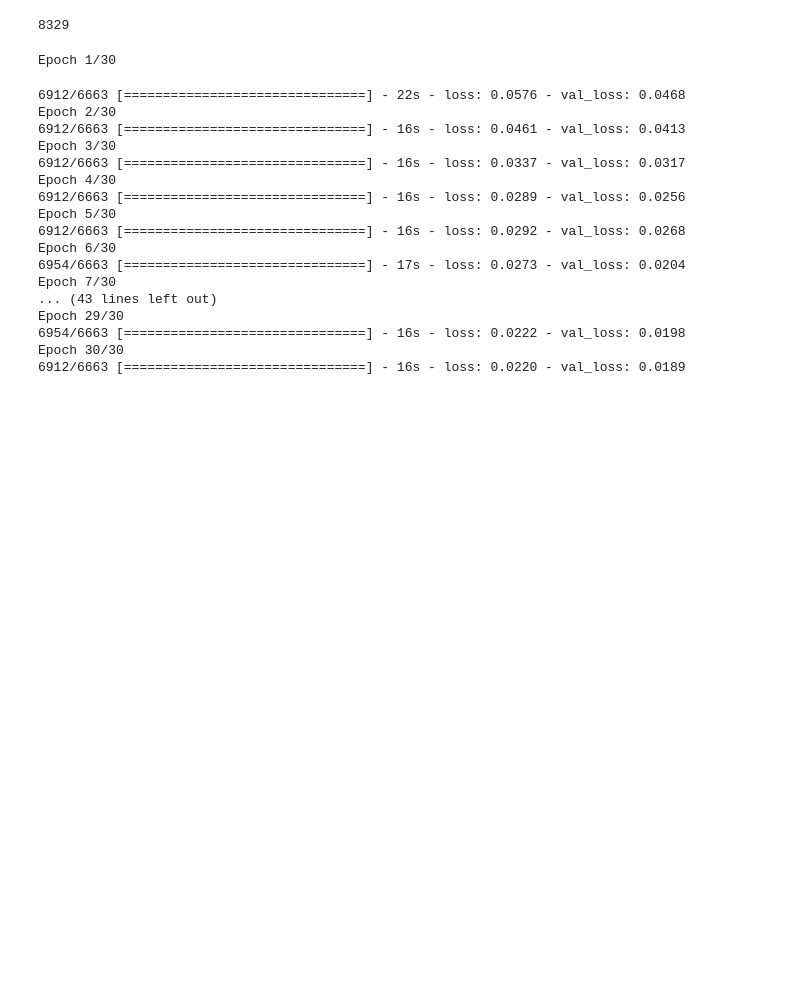
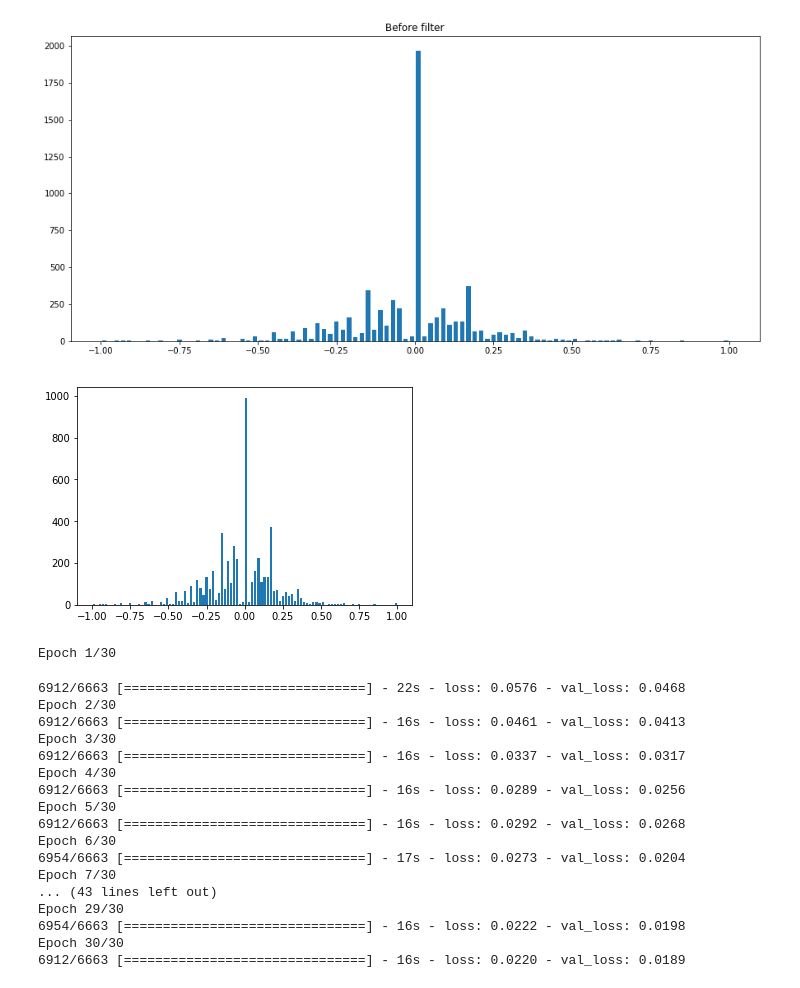
Before and after one commit to vijay120/behavorial_cloning, a Jupyter notebook: Behavioral Cloning .ipynb, the cells around one changed output. Drawn from its saved outputs; the diff is of its cells as text; code cells hidden in the pictures; blank space fills up the shorter version.

```diff
--- a/Behavioral Cloning .ipynb
+++ b/Behavioral Cloning .ipynb
@@ -1 +75,32 @@
+# %%
+## show the histogram of steering angels
+fig = plt.figure()
+fig.set_figheight(15)
+fig.set_figwidth(15)
+
+a=fig.add_subplot(2,1,1)
+a.set_title("Before filter")
+hist, bins = np.histogram(np.asarray(df["steering"].tolist()), bins=100)
+width = 0.7 * (bins[1] - bins[0])
+center = (bins[:-1] + bins[1:]) / 2
+plt.bar(center, hist, align='center', width=width)
+plt.show()
+
+## remove data with small steering angels
+inbet = df[(df["steering"] < 0.05) & (df["steering"] > -0.05)]
+out = df[(df["steering"] > 0.05) | (df["steering"] < -0.05)]
+df = pd.concat([out, inbet.sample(frac=0.5, replace=False)])
+
+a=fig.add_subplot(2,1,2)
+a.set_title("After filter")
+hist, bins = np.histogram(np.asarray(df["steering"].tolist()), bins=100)
+width = 0.7 * (bins[1] - bins[0])
+center = (bins[:-1] + bins[1:]) / 2
+plt.bar(center, hist, align='center', width=width)
+plt.show()
+
+train_samples, validation_samples = train_test_split(df, test_size=0.2)
+# %% [output]
+[figure, added]
+[figure, added]
 # %%
@@ -67,4 +144,0 @@ validation_generator = generator(validation_samples, batch_size=128)
-# %%
-print(len(df))
-# %% [output]
-8329
```
Also changed, not shown: parts of 5 cells of this notebook.
